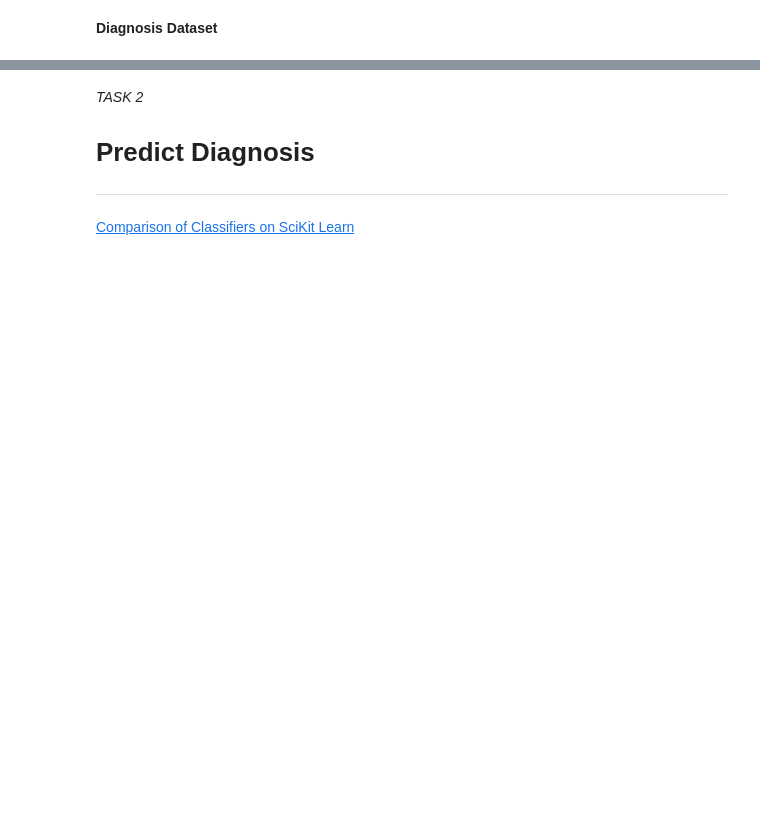
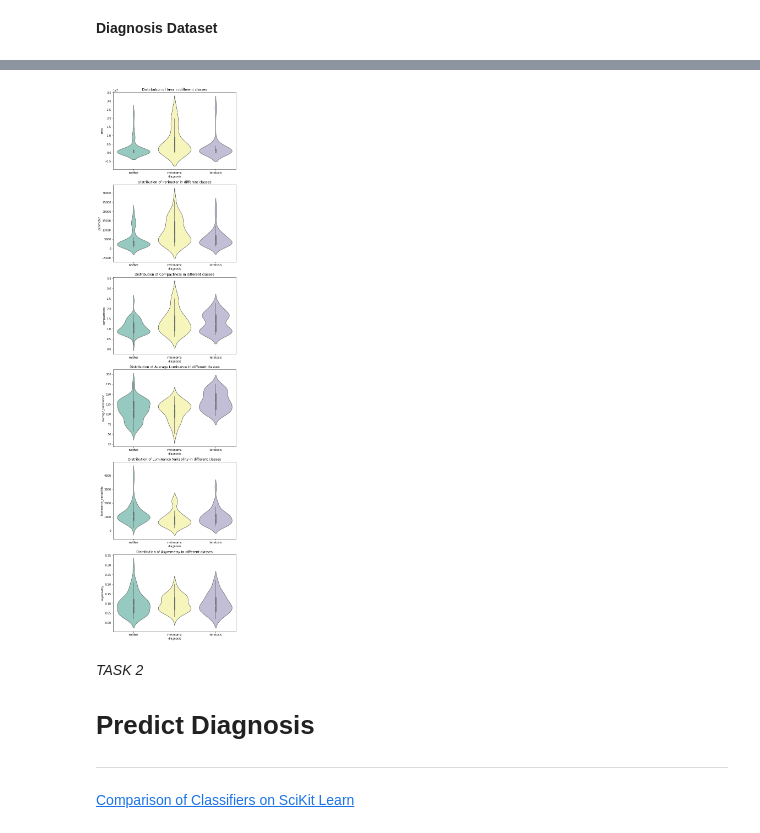
Before and after one commit to mikasenghaas/skin-lesion-detection, a Jupyter notebook: notebooks/project3.ipynb, the cells around one changed output, grey strips where cells are left out. Saved outputs shown, nothing was run; the diff lists cells and outputs as text; code cells hidden in the pictures; blank space fills up the shorter version.

Commit message:
Added Features, Computed Features, Built Model

```diff
--- a/notebooks/project3.ipynb
+++ b/notebooks/project3.ipynb
@@ -297,6 +515,3 @@ ax[1,0].scatter(perimeters,logs_of_areas,c=list_of_colours,s=4)
 
 #this one shows the 2 distinct groups best but the groups dont match the diagnoses, perhaps this is some error in methodology?
 ax[1,1].scatter(logs_of_perimeters,logs_of_areas,c=list_of_colours,s=4)
-# %%
-for i in range(5):
-    print(get_compactness(DATA['masks'][i]))
@@ -333,5 +517,0 @@ def get_luminance_deviation(img, mask):
-# %%
-# testing the  function
-for i in range(10):
-    print(f"{i}: {get_luminance_deviation(DATA['images'][i], DATA['masks'][i])}")
-plt.imshow(DATA['images'][3])
@@ -382,0 +534,25 @@ print(r,g,b)
+# %%
+# compute all features (execution time: 130s)
+feature_dict = {feature: [] for feature in features}
+
+for i in range(len(FILENAME['images'])):
+    name = FILENAME['images'][i]
+    img_name = FILENAME['images'][i] + '.jpg'
+    mask_name = FILENAME['masks'][i] + '.png'
+
+    # open temporarily
+    img = Image.open(PATH['data']['processed'] + PATH['images'] + img_name)
+    filtered_img = Image.open(PATH['data']['processed'] + PATH['filtered_images'] + img_name)
+    mask = Image.open(PATH['data']['processed'] + PATH['masks'] + mask_name)
+
+    # measure features
+    for feature in features:
+        if feature in ['compactness', 'asymmetry']:
+            feature_dict[feature].append(feature_functions[feature](mask))
+        elif feature in ['average_luminance', 'luminance_variability', 'average_color', 'color_variability']:
+            feature_dict[feature].append(feature_functions[feature](filtered_img))
+# %%
+# append to features.csv
+DATA['features'] = pd.concat([DATA['features'], pd.DataFrame(feature_dict)], axis=1)
+DATA['features'] = pd.concat([DATA['features'], DATA['diagnosis'][['melanoma', 'seborrheic_keratosis', 'diagnosis']]], axis=1)
+list(DATA['features'])
@@ -383,3 +577,17 @@ print(r,g,b)
+# %%
+df = DATA['features']
+
+fig, ax = plt.subplots(nrows=6, figsize=(8, 6*6))
+
+for i, feature in enumerate(['area', 'perimeter', 'compactness', 'average_luminance', 'luminance_variability', 'asymmetry']):
+    sns.violinplot(x='diagnosis',
+                   y=feature,
+                   data=df,
+                   scale="width",
+                   ax=ax[i],
+                   palette="Set3").set_title(f"Distribution of {feature.title().replace('_', ' ')} in different classes");
+# %% [output]
+[figure, added]
 # %% [markdown]
 *TASK 2*
 # Predict Diagnosis
```
Also changed, not shown: parts of 68 cells of this notebook.
